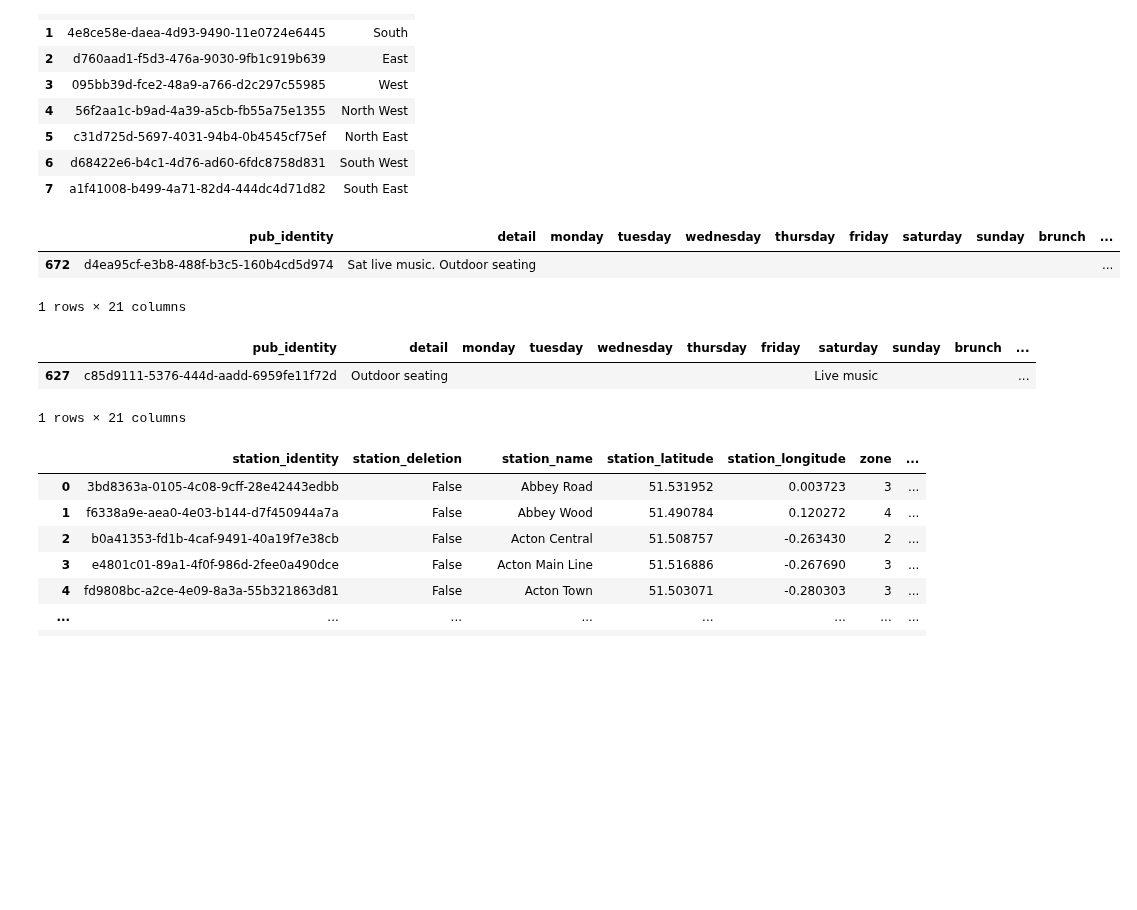
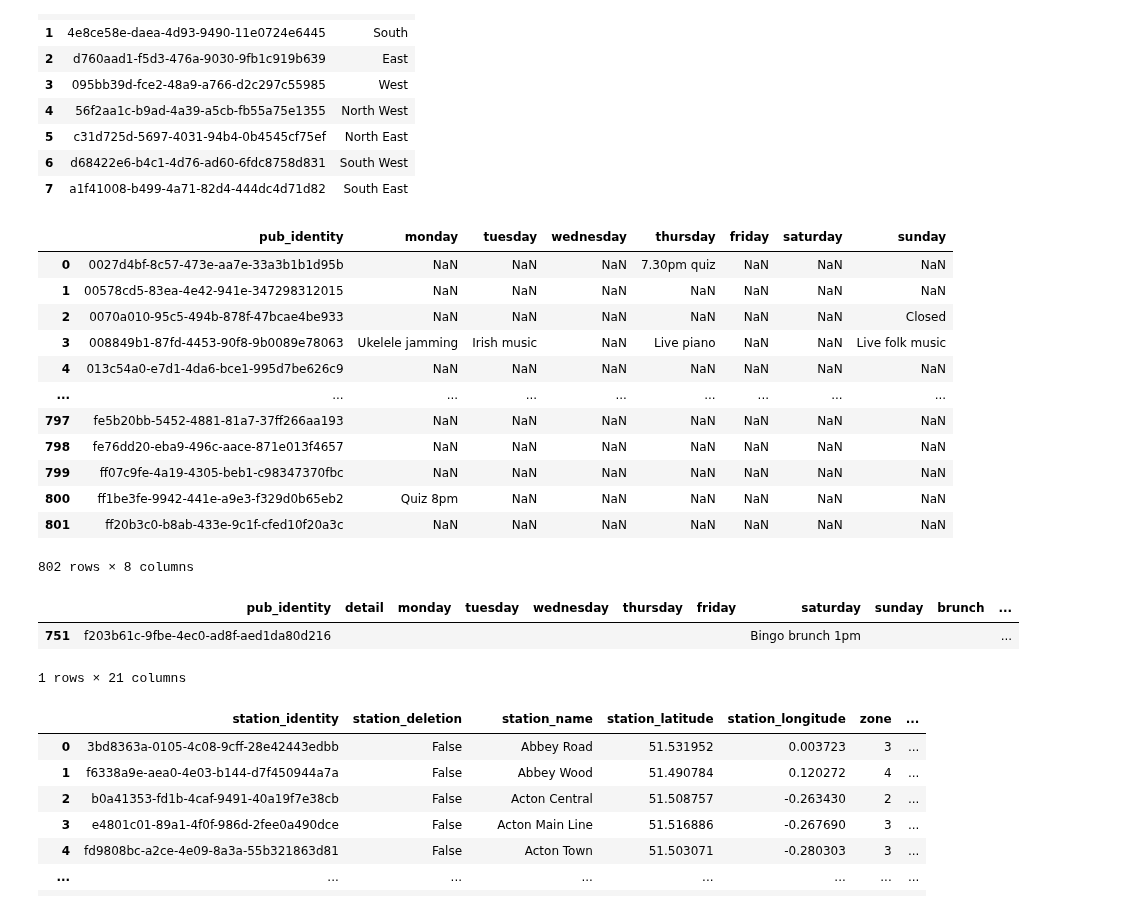
Before and after one commit to cartsmate/thepubcrawls, a Jupyter notebook: stations_edit.ipynb, the cells around one changed output. Drawn from its saved outputs; the diff is of its cells as text; code cells hidden in the pictures; blank space fills up the shorter version.

```diff
--- a/stations_edit.ipynb
+++ b/stations_edit.ipynb
@@ -140,62 +140,73 @@ import pandas as pd
 cwd = os.getcwd()
 df = pd.read_csv(cwd + '/files/pubs.csv')
 df2 = df.loc[df['rank'] == '1.0']
 df2.shape[0]
 # df['direction'] = ""
 # df.loc[df['postcode'].str[:1] == 'N', 'direction'] = "North"
 # df.loc[df['postcode'].str[:1] == 'S', 'direction'] = "South"
 # df.loc[df['postcode'].str[:1] == 'E', 'direction'] = "East"
 # df.loc[df['postcode'].str[:1] == 'W', 'direction'] = "West"
 
 # df['col'].str.slice(0, 9)
 # df.loc[df['postcode'].str[:2].isin(['WC','EC']), 'direction'] = "Central"
 # df2 = df.loc[df['postcode'].str[:1] == 'N']
 # # df3 = df2.loc[~df2['postcode'].str[:2].isin(['W1','W2','W3','W4','W5','W6','W7','W8','W9','WC'])]
 # # df3 = df2.loc[~df2['postcode'].str[:2].isin(['E1','E2','E3','E4','E5','E6','E7','E8','E9','EC'])]
 # df3 = df2.loc[~df2['postcode'].str[:2].isin(['N1','N2','N3','N4','N5','N6','N7','N8','N9'])]
 # df3
 
 # df_new = pd.DataFrame({'direction_identity':uuid.uuid4(), 'direction_name':'Central', 'direction_deletion': False }, index=[0])
 # df2 = pd.concat([df_new, df], ignore_index=True)
 # df2
 
 import os
 import uuid
 import pandas as pd
 cwd = os.getcwd()
 df = pd.read_csv(cwd + '/files/diary.csv')
-df = df.fillna('')
-# df = df.drop('live', axis=1)
+# df = df.fillna('')
+df = df.drop('sport', axis=1)
 # df2 = df[(df['detail'] != '') & (df['detail'] != 'TBC') & (df['detail'] != 'Outdoor seating')]
-df2 = df[df['detail'].str.contains("Sat")]
+# df2 = df[df['detail'].str.contains("music")]
 # df2 = df[df['entertain'] != '']
-df2.head(1)
-# df2
+# df2.head(1)
+df.to_csv(cwd + '/files/diary.csv', index=False, sep=',', encoding='utf-8')
+df
 # %% [output]
-|  | pub_identity | detail | monday | tuesday | wednesday | thursday | friday | saturday | sunday | brunch | ... |
-| 672 | d4ea95cf-e3b8-488f-b3c5-160b4cd5d974 | Sat live music. Outdoor seating |  |  |  |  |  |  |  |  | ... |
+|  | pub_identity | monday | tuesday | wednesday | thursday | friday | saturday | sunday |
+| 0 | 0027d4bf-8c57-473e-aa7e-33a3b1b1d95b | NaN | NaN | NaN | 7.30pm quiz | NaN | NaN | NaN |
+| 1 | 00578cd5-83ea-4e42-941e-347298312015 | NaN | NaN | NaN | NaN | NaN | NaN | NaN |
+| 2 | 0070a010-95c5-494b-878f-47bcae4be933 | NaN | NaN | NaN | NaN | NaN | NaN | Closed |
+| 3 | 008849b1-87fd-4453-90f8-9b0089e78063 | Ukelele jamming | Irish music | NaN | Live piano | NaN | NaN | Live folk music |
+| 4 | 013c54a0-e7d1-4da6-bce1-995d7be626c9 | NaN | NaN | NaN | NaN | NaN | NaN | NaN |
+| ... | ... | ... | ... | ... | ... | ... | ... | ... |
+| 797 | fe5b20bb-5452-4881-81a7-37ff266aa193 | NaN | NaN | NaN | NaN | NaN | NaN | NaN |
+| 798 | fe76dd20-eba9-496c-aace-871e013f4657 | NaN | NaN | NaN | NaN | NaN | NaN | NaN |
+| 799 | ff07c9fe-4a19-4305-beb1-c98347370fbc | NaN | NaN | NaN | NaN | NaN | NaN | NaN |
+| 800 | ff1be3fe-9942-441e-a9e3-f329d0b65eb2 | Quiz 8pm | NaN | NaN | NaN | NaN | NaN | NaN |
+| 801 | ff20b3c0-b8ab-433e-9c1f-cfed10f20a3c | NaN | NaN | NaN | NaN | NaN | NaN | NaN |
-1 rows × 21 columns
+802 rows × 8 columns
 # %%
-id = 'c85d9111-5376-444d-aadd-6959fe11f72d'
+id = 'f203b61c-9fbe-4ec0-ad8f-aed1da80d216'
 # df.loc[df['pub_identity'] == id, 'monday'] = 'Closed'
 # df.loc[df['pub_identity'] == id, 'tuesday'] = 'Closed'
 # df.loc[df['pub_identity'] == id, 'wednesday'] = 'Closed'
 # df.loc[df['pub_identity'] == id, 'thursday'] = 'Closed'
 # df.loc[df['pub_identity'] == id, 'friday'] = 'Karaoke hire'
-df.loc[df['pub_identity'] == id, 'saturday'] = 'Live music'
+df.loc[df['pub_identity'] == id, 'saturday'] = 'Bingo brunch 1pm'
 # df.loc[df['pub_identity'] == id, 'sunday'] = 'Closed'
-# df.loc[df['pub_identity'] == id, 'entertain'] = 'Saturday murder mystery events'
-df.loc[df['pub_identity'] == id, 'music'] = 'Saturday'
+df.loc[df['pub_identity'] == id, 'entertain'] = 'Saturday bingo brunch 1pm'
+# df.loc[df['pub_identity'] == id, 'music'] = 'Saturday'
 # df.loc[df['pub_identity'] == id, 'quiz'] = 'Monday 7.45pm'
 # df.loc[df['pub_identity'] == id, 'brunch'] = 'Wednesday night'
-df.loc[df['pub_identity'] == id, 'detail'] = 'Outdoor seating'
+df.loc[df['pub_identity'] == id, 'detail'] = ''
 df = df.sort_values(by='pub_identity')
 df.to_csv(cwd + '/files/diary.csv', index=False, sep=',', encoding='utf-8')
 Filter_df = df[df.pub_identity == id]
 Filter_df
 # %% [output]
 |  | pub_identity | detail | monday | tuesday | wednesday | thursday | friday | saturday | sunday | brunch | ... |
-| 627 | c85d9111-5376-444d-aadd-6959fe11f72d | Outdoor seating |  |  |  |  |  | Live music |  |  | ... |
+| 751 | f203b61c-9fbe-4ec0-ad8f-aed1da80d216 |  |  |  |  |  |  | Bingo brunch 1pm |  |  | ... |
 1 rows × 21 columns
 # %%
 df2 = pd.read_csv(cwd + '/files/stations.csv')
```
Also changed, not shown: 16 other files.
